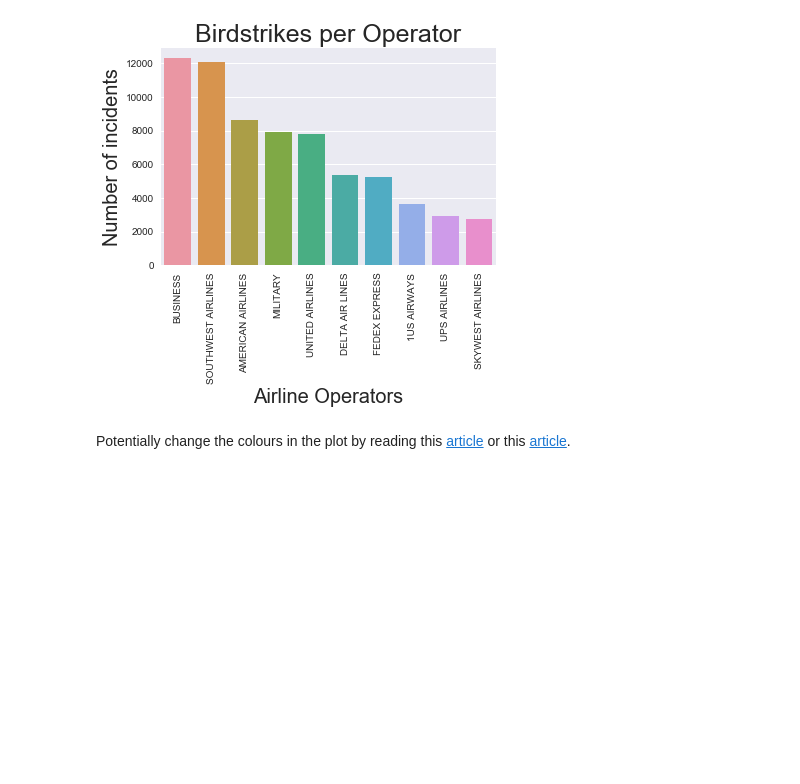
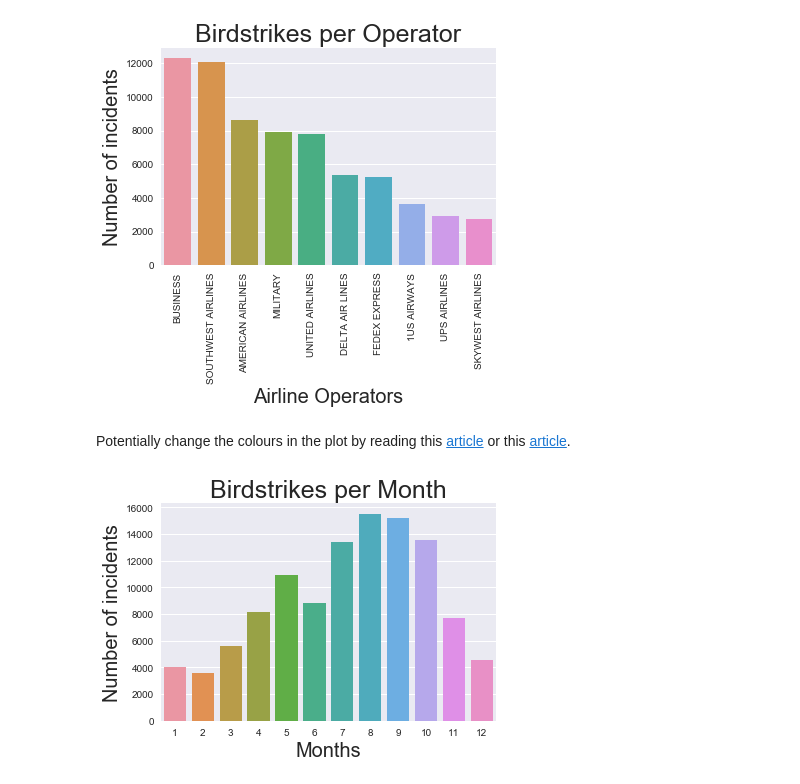
Before and after one commit to vramdhanie/wildlife_strikes, a Jupyter notebook: Visualizations.ipynb, the cells around one changed output. Drawn from its saved outputs; the diff is of its cells as text; code cells hidden in the pictures; blank space fills up the shorter version.

Commit message:
Add barchart for strikes per month

```diff
--- a/Visualizations.ipynb
+++ b/Visualizations.ipynb
@@ -202,3 +202,27 @@ barplot = sns.barplot(x=operators[:10], y=counts[:10])
 [figure]
 # %% [markdown]
 Potentially change the colours in the plot by reading this [article](http://seaborn.pydata.org/tutorial/color_palettes.html) or this [article](https://chrisalbon.com/python/seaborn_color_palettes.html).
+# %%
+# Chart showing strikes per month
+# label the x-axis
+plt.xlabel("Months", fontsize=20)
+
+# label the y-axis
+plt.ylabel("Number of incidents", fontsize=20)
+
+# Add a main title
+plt.title("Birdstrikes per Month", fontsize=25)
+
+# get the counts per month
+month_counts = df['Incident Month'].value_counts()
+
+#extract just the names  of months from that list for convenience
+months = month_counts.index
+
+# extract the counts from the list for convenience
+counts = month_counts.get_values()
+
+
+barplot = sns.barplot(x=months, y=counts)
+# %% [output]
+[figure, added]
```
